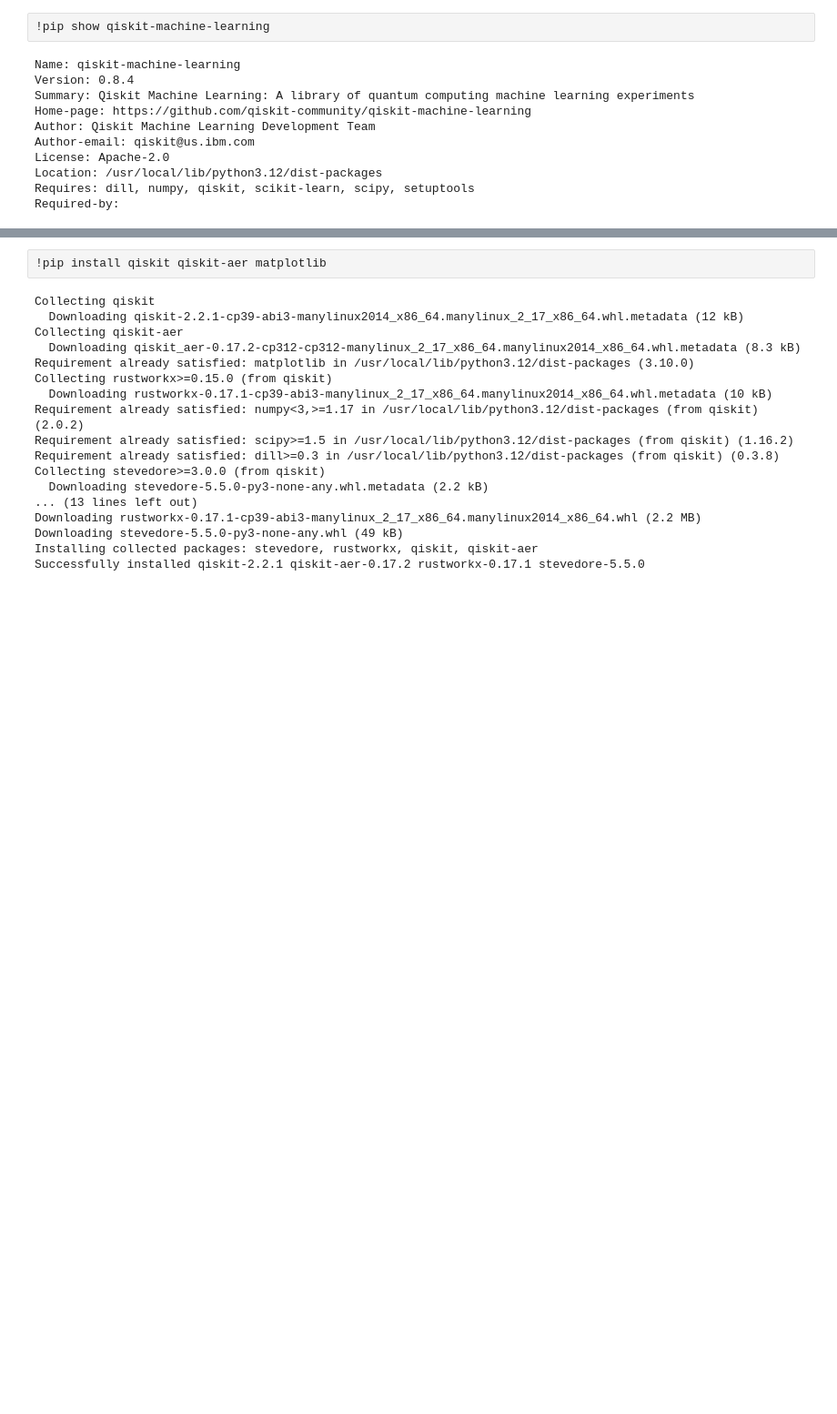
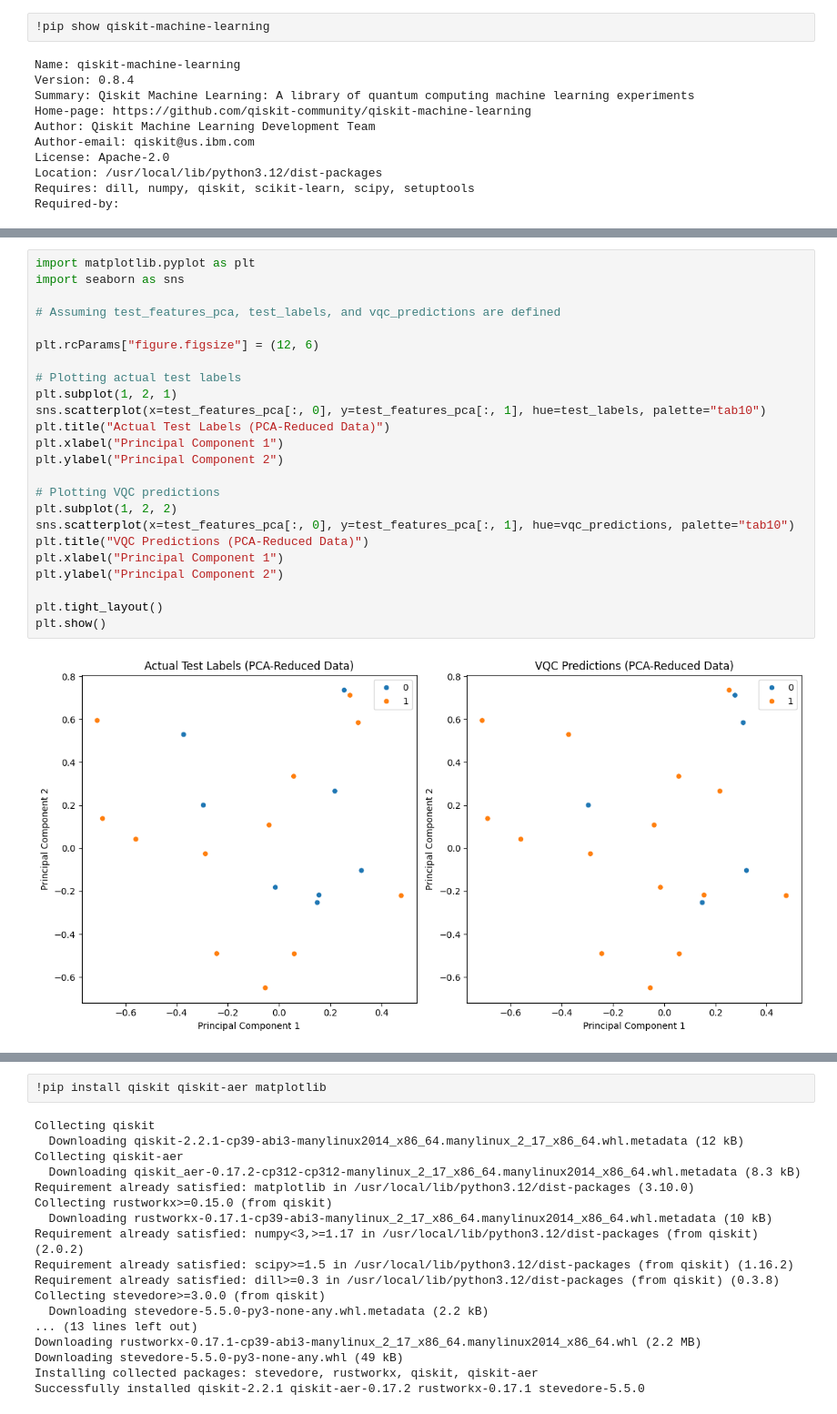
Before and after one commit to erskinekof/erskinekof.github.io, a Jupyter notebook: Copy_of_Welcome_To_Colab.ipynb, the cells around one changed output, grey strips where cells are left out. Shown at 91% size. Cells and saved outputs as stored; diff of their text form; blank space fills up the shorter version.

```diff
--- a/Copy_of_Welcome_To_Colab.ipynb
+++ b/Copy_of_Welcome_To_Colab.ipynb
@@ -215,0 +332,26 @@ Classical SVC on PCA-reduced test dataset:     0.50
+# %%
+import matplotlib.pyplot as plt
+import seaborn as sns
+
+# Assuming test_features_pca, test_labels, and vqc_predictions are defined
+
+plt.rcParams["figure.figsize"] = (12, 6)
+
+# Plotting actual test labels
+plt.subplot(1, 2, 1)
+sns.scatterplot(x=test_features_pca[:, 0], y=test_features_pca[:, 1], hue=test_labels, palette="tab10")
+plt.title("Actual Test Labels (PCA-Reduced Data)")
+plt.xlabel("Principal Component 1")
+plt.ylabel("Principal Component 2")
+
+# Plotting VQC predictions
+plt.subplot(1, 2, 2)
+sns.scatterplot(x=test_features_pca[:, 0], y=test_features_pca[:, 1], hue=vqc_predictions, palette="tab10")
+plt.title("VQC Predictions (PCA-Reduced Data)")
+plt.xlabel("Principal Component 1")
+plt.ylabel("Principal Component 2")
+
+plt.tight_layout()
+plt.show()
+# %% [output]
+[figure, added]
```
Also changed, not shown: parts of 17 cells of this notebook.
